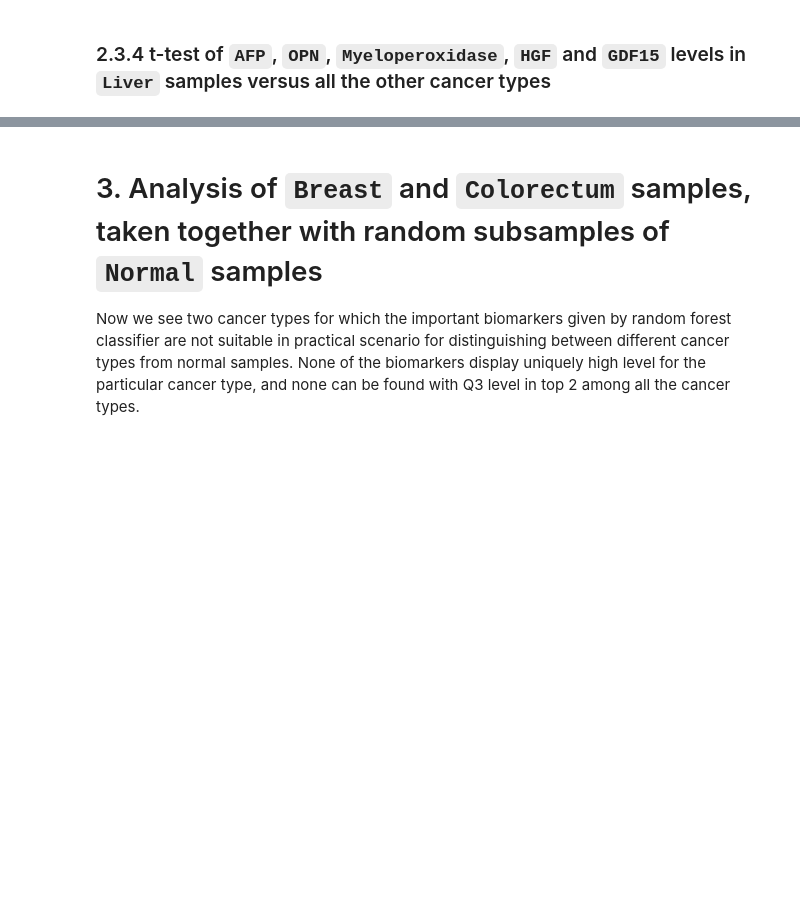
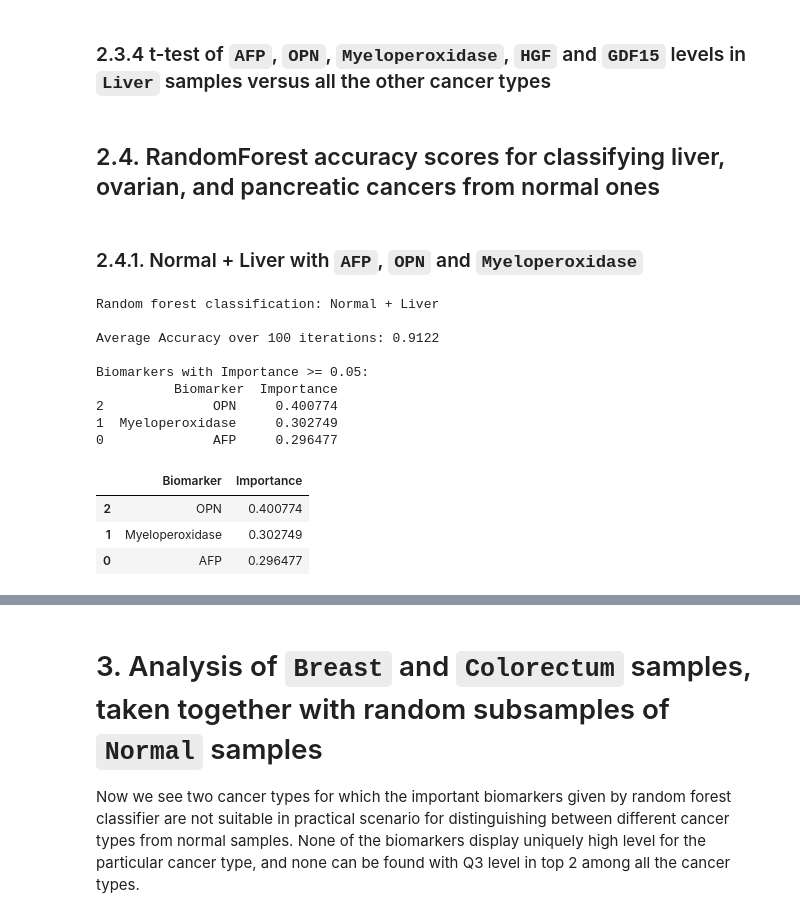
Before and after one commit to subhajitbn/Cancer-Biomarkers-from-Clinical-Data, a Jupyter notebook: tutorial.ipynb, the cells around one changed output, grey strips where cells are left out. Drawn from its saved outputs; the diff is of its cells as text; code cells hidden in the pictures; blank space fills up the shorter version.

```diff
--- a/tutorial.ipynb
+++ b/tutorial.ipynb
@@ -162,3 +194,29 @@ descriptive_statistics(categories = categories, dfs = dfs, biomarker_index = 0)
 ### 2.3.3 PCA loadings plot of `AFP` and `HGF` levels in `Liver` samples versus all the other cancer types
 # %% [markdown]
 ### 2.3.4 t-test of `AFP`, `OPN`, `Myeloperoxidase`, `HGF` and `GDF15` levels in `Liver` samples versus all the other cancer types
+# %% [markdown]
+## 2.4. RandomForest accuracy scores for classifying liver, ovarian, and pancreatic cancers from normal ones
+# %% [markdown]
+### 2.4.1. Normal + Liver with `AFP`, `OPN` and `Myeloperoxidase`
+# %%
+rf_normal_cancers(categories = categories,
+                  dfs = dfs,
+                  cancer1_category_index = 3,
+                  selected_biomarkers = np.array([0, 24, 27]),
+                  test_size = 0.2,
+                  iterations = 100,
+                  threshold = 0.05)
+# %% [output]
+Random forest classification: Normal + Liver
+
+Average Accuracy over 100 iterations: 0.9122
+
+Biomarkers with Importance >= 0.05:
+          Biomarker  Importance
+2              OPN     0.400774
+1  Myeloperoxidase     0.302749
+0              AFP     0.296477
+|  | Biomarker | Importance |
+| 2 | OPN | 0.400774 |
+| 1 | Myeloperoxidase | 0.302749 |
+| 0 | AFP | 0.296477 |
```
Also changed, not shown: parts of 18 cells of this notebook, 41 other files.
